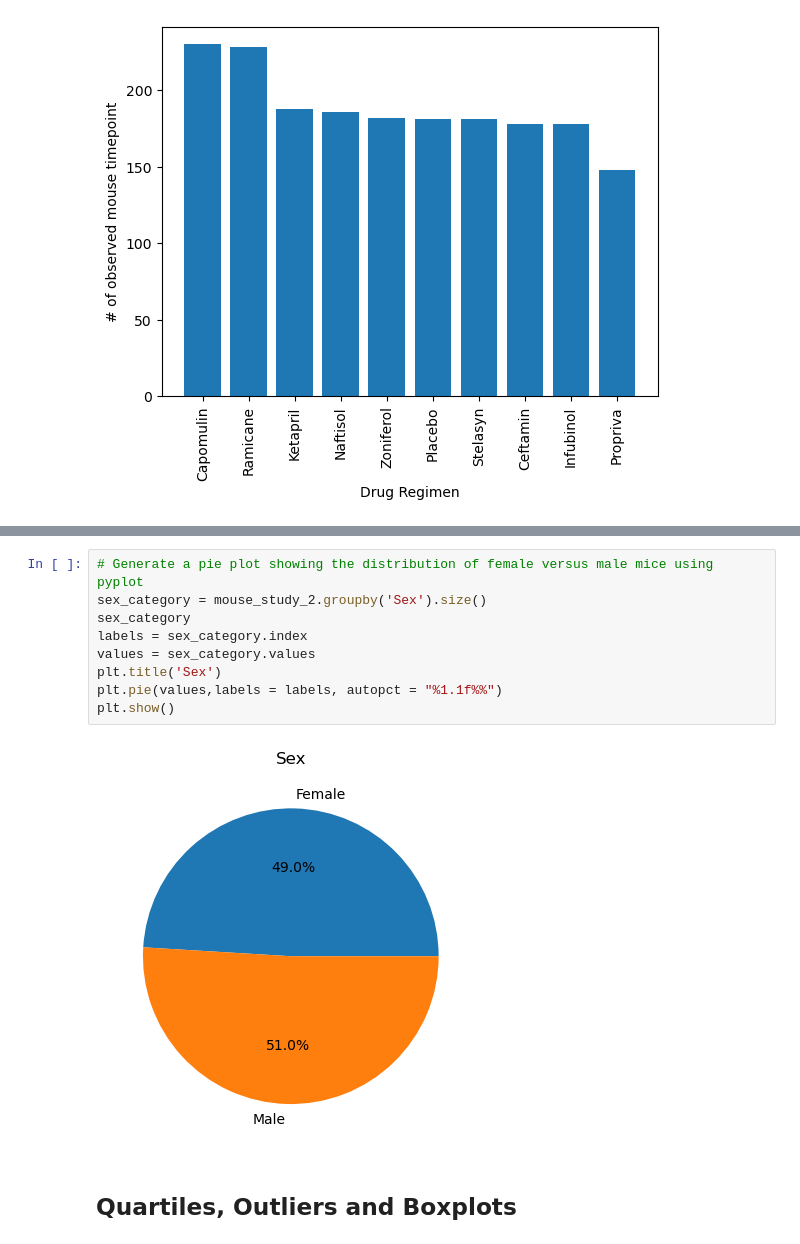
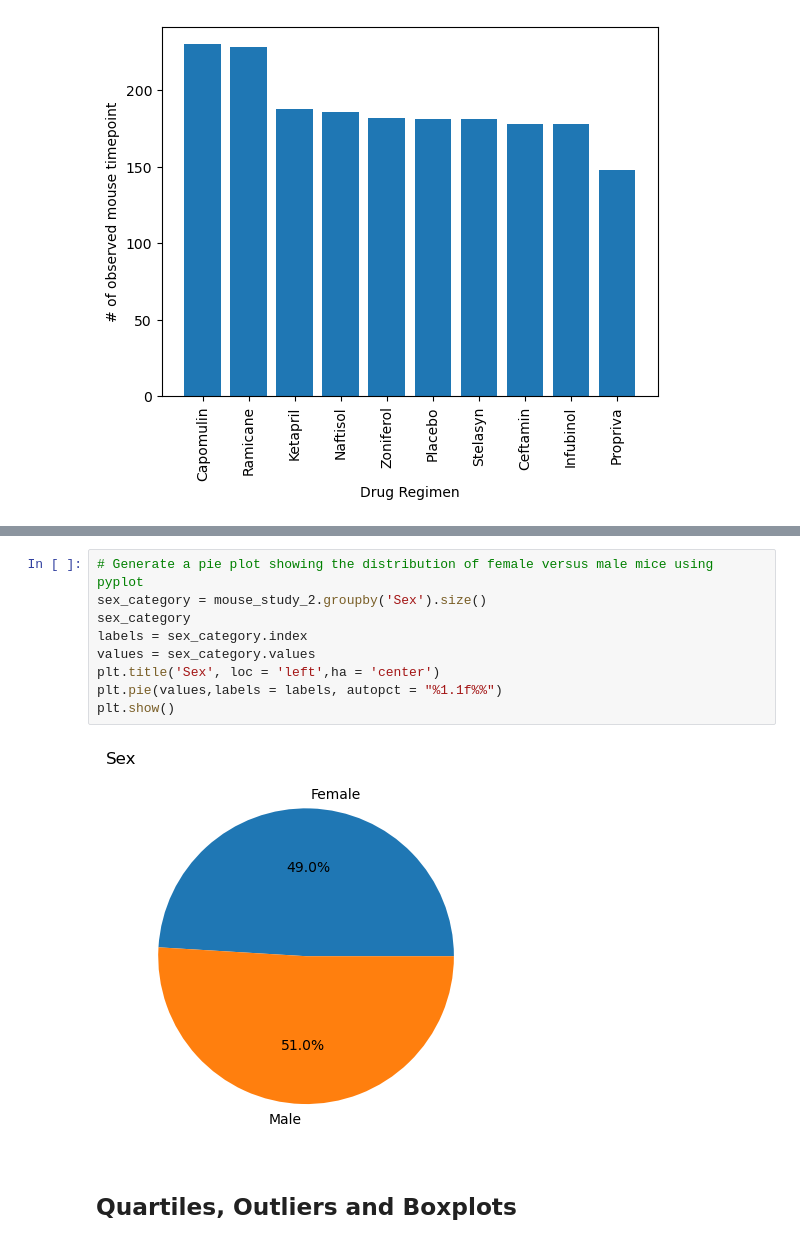
Before and after one commit to dilqvl62/Pymaceuticals-INC, a Jupyter notebook: Pymaceuticals/pymaceuticals.ipynb, the cells around one changed output, grey strips where cells are left out. Cells and saved outputs as stored; diff of their text form.

```diff
--- a/Pymaceuticals/pymaceuticals.ipynb
+++ b/Pymaceuticals/pymaceuticals.ipynb
@@ -156,14 +165,14 @@ plt.show()
 # %%
 # Generate a pie plot showing the distribution of female versus male mice using pyplot
 sex_category = mouse_study_2.groupby('Sex').size()
 sex_category
 labels = sex_category.index
 values = sex_category.values
-plt.title('Sex')
+plt.title('Sex', loc = 'left',ha = 'center')
 plt.pie(values,labels = labels, autopct = "%1.1f%%")
 plt.show()
 # %% [output]
-[figure, old version]
+[figure, new version]
 # %% [markdown]
 ## Quartiles, Outliers and Boxplots
 # %%
```
Also changed, not shown: parts of 5 cells of this notebook, 1 other file.
